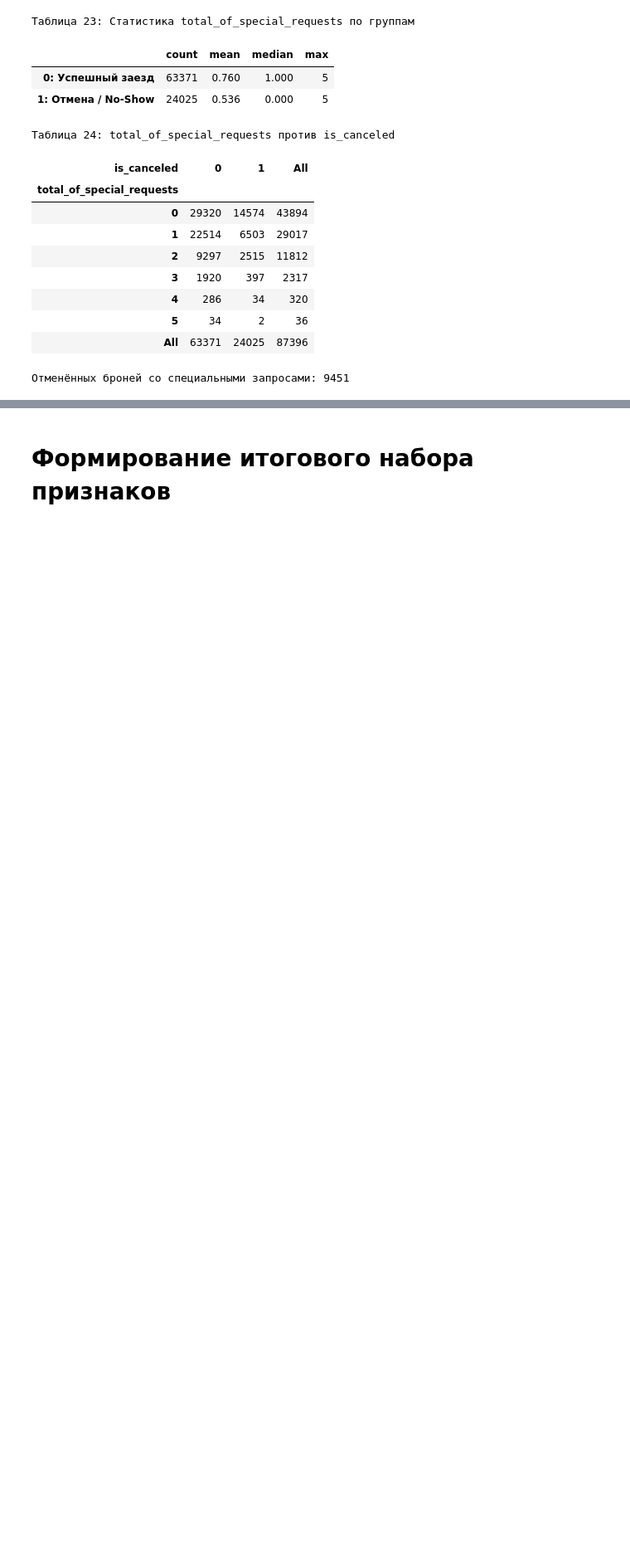
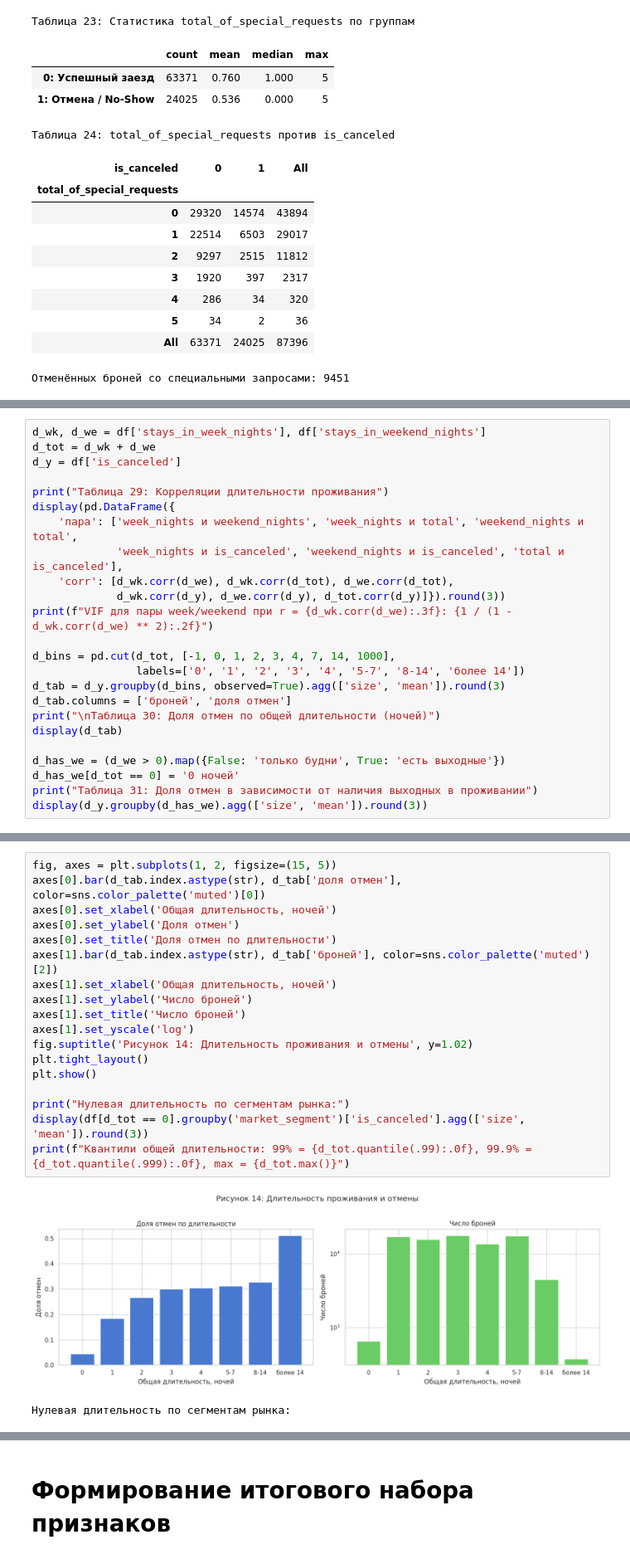
Before and after one commit to DeusMaksler/hse-ai-cancel-alert, a Jupyter notebook: eda/EDA.ipynb, the cells around one changed output, grey strips where cells are left out. Shown at 83% size. Drawn from its saved outputs; the diff is of its cells as text; blank space fills up the shorter version.

```diff
--- a/eda/EDA.ipynb
+++ b/eda/EDA.ipynb
@@ -1127,0 +1308,24 @@ print(f"Отменённых броней со специальными запр
+# %%
+d_wk, d_we = df['stays_in_week_nights'], df['stays_in_weekend_nights']
+d_tot = d_wk + d_we
+d_y = df['is_canceled']
+
+print("Таблица 29: Корреляции длительности проживания")
+display(pd.DataFrame({
+    'пара': ['week_nights и weekend_nights', 'week_nights и total', 'weekend_nights и total',
+             'week_nights и is_canceled', 'weekend_nights и is_canceled', 'total и is_canceled'],
+    'corr': [d_wk.corr(d_we), d_wk.corr(d_tot), d_we.corr(d_tot),
+             d_wk.corr(d_y), d_we.corr(d_y), d_tot.corr(d_y)]}).round(3))
+print(f"VIF для пары week/weekend при r = {d_wk.corr(d_we):.3f}: {1 / (1 - d_wk.corr(d_we) ** 2):.2f}")
+
+d_bins = pd.cut(d_tot, [-1, 0, 1, 2, 3, 4, 7, 14, 1000],
+                labels=['0', '1', '2', '3', '4', '5-7', '8-14', 'более 14'])
+d_tab = d_y.groupby(d_bins, observed=True).agg(['size', 'mean']).round(3)
+d_tab.columns = ['броней', 'доля отмен']
+print("\nТаблица 30: Доля отмен по общей длительности (ночей)")
+display(d_tab)
+
+d_has_we = (d_we > 0).map({False: 'только будни', True: 'есть выходные'})
+d_has_we[d_tot == 0] = '0 ночей'
+print("Таблица 31: Доля отмен в зависимости от наличия выходных в проживании")
+display(d_y.groupby(d_has_we).agg(['size', 'mean']).round(3))
@@ -1127,0 +1359,21 @@ print(f"Отменённых броней со специальными запр
+# %%
+fig, axes = plt.subplots(1, 2, figsize=(15, 5))
+axes[0].bar(d_tab.index.astype(str), d_tab['доля отмен'], color=sns.color_palette('muted')[0])
+axes[0].set_xlabel('Общая длительность, ночей')
+axes[0].set_ylabel('Доля отмен')
+axes[0].set_title('Доля отмен по длительности')
+axes[1].bar(d_tab.index.astype(str), d_tab['броней'], color=sns.color_palette('muted')[2])
+axes[1].set_xlabel('Общая длительность, ночей')
+axes[1].set_ylabel('Число броней')
+axes[1].set_title('Число броней')
+axes[1].set_yscale('log')
+fig.suptitle('Рисунок 14: Длительность проживания и отмены', y=1.02)
+plt.tight_layout()
+plt.show()
+
+print("Нулевая длительность по сегментам рынка:")
+display(df[d_tot == 0].groupby('market_segment')['is_canceled'].agg(['size', 'mean']).round(3))
+print(f"Квантили общей длительности: 99% = {d_tot.quantile(.99):.0f}, 99.9% = {d_tot.quantile(.999):.0f}, max = {d_tot.max()}")
+# %% [output]
+[figure, added]
+Нулевая длительность по сегментам рынка:
```
Also changed, not shown: parts of 22 cells of this notebook.
